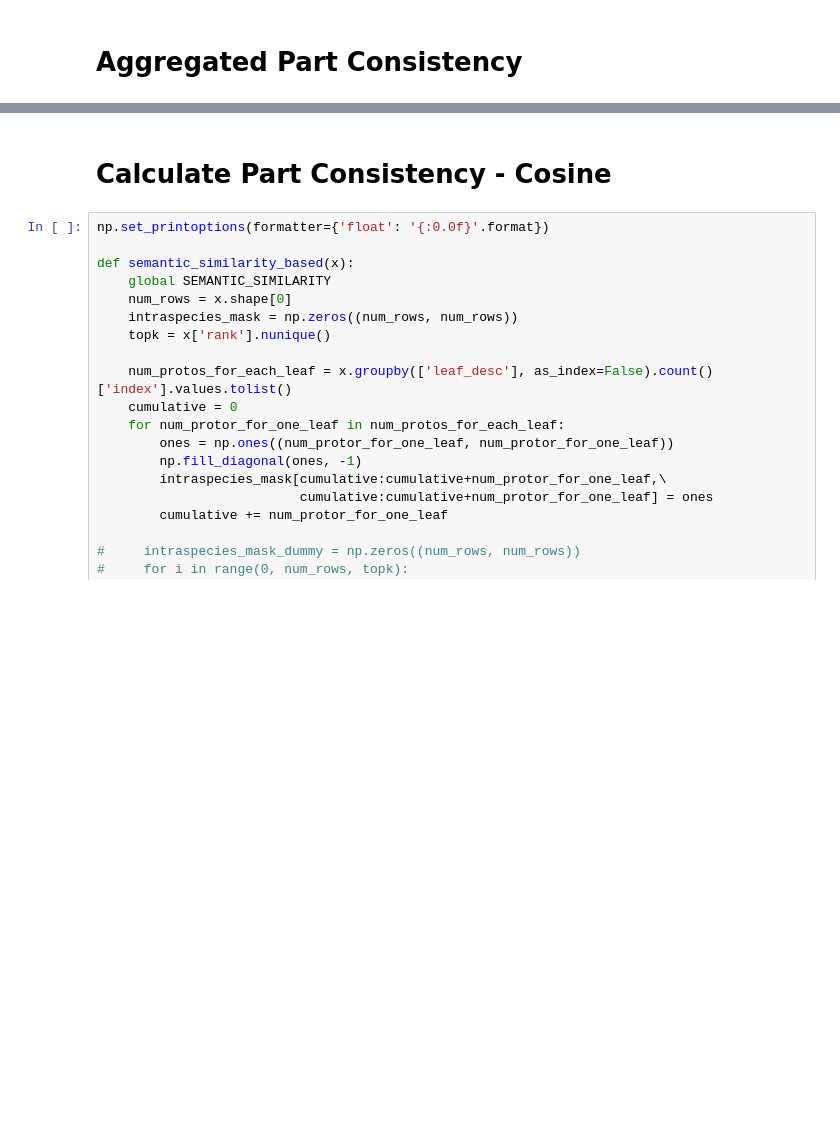
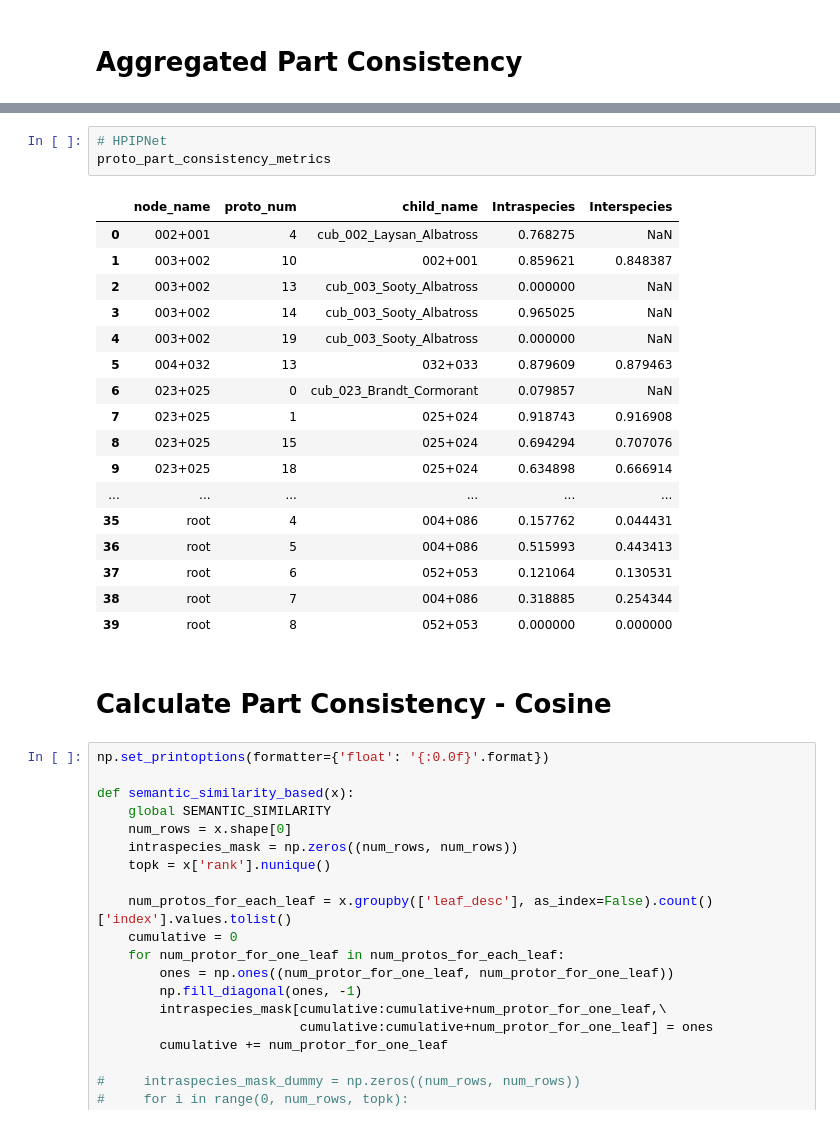
Before and after one commit to harishB97/PIPNet, a Jupyter notebook: part_consistency.ipynb, the cells around one changed output, grey strips where cells are left out. Saved outputs shown, nothing was run; the diff lists cells and outputs as text; blank space fills up the shorter version.

```diff
--- a/part_consistency.ipynb
+++ b/part_consistency.ipynb
@@ -963,3 +1130,24 @@ Intraspecies 0.6815320511778747
+# %%
+# HPIPNet
+proto_part_consistency_metrics
+# %% [output]
+|  | node_name | proto_num | child_name | Intraspecies | Interspecies |
+| 0 | 002+001 | 4 | cub_002_Laysan_Albatross | 0.768275 | NaN |
+| 1 | 003+002 | 10 | 002+001 | 0.859621 | 0.848387 |
+| 2 | 003+002 | 13 | cub_003_Sooty_Albatross | 0.000000 | NaN |
+| 3 | 003+002 | 14 | cub_003_Sooty_Albatross | 0.965025 | NaN |
+| 4 | 003+002 | 19 | cub_003_Sooty_Albatross | 0.000000 | NaN |
+| 5 | 004+032 | 13 | 032+033 | 0.879609 | 0.879463 |
+| 6 | 023+025 | 0 | cub_023_Brandt_Cormorant | 0.079857 | NaN |
+| 7 | 023+025 | 1 | 025+024 | 0.918743 | 0.916908 |
+| 8 | 023+025 | 15 | 025+024 | 0.694294 | 0.707076 |
+| 9 | 023+025 | 18 | 025+024 | 0.634898 | 0.666914 |
+| ... | ... | ... | ... | ... | ... |
+| 35 | root | 4 | 004+086 | 0.157762 | 0.044431 |
+| 36 | root | 5 | 004+086 | 0.515993 | 0.443413 |
+| 37 | root | 6 | 052+053 | 0.121064 | 0.130531 |
+| 38 | root | 7 | 004+086 | 0.318885 | 0.254344 |
+| 39 | root | 8 | 052+053 | 0.000000 | 0.000000 |
 # %% [markdown]
 # Calculate Part Consistency - Cosine
 # %%
```
Also changed, not shown: parts of 17 cells of this notebook, 2 other files.
